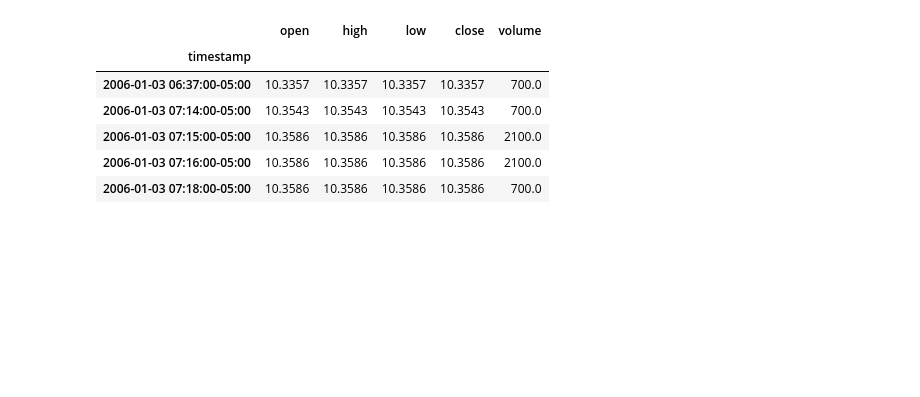
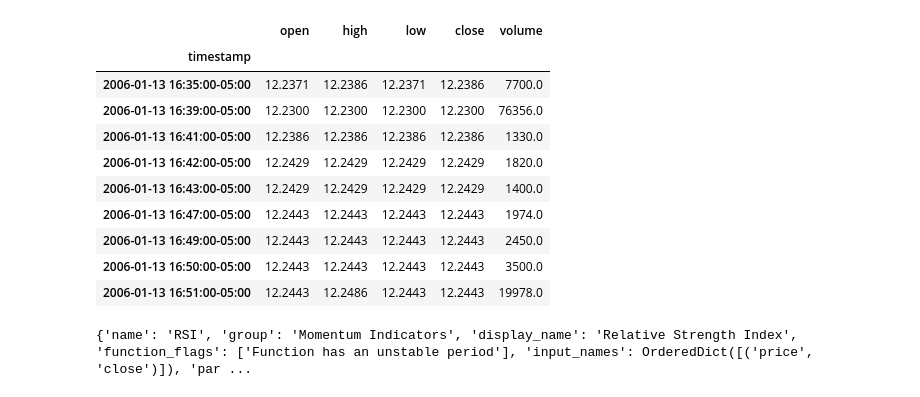
Before and after one commit to hjeffreywang/Alpaca-Algotrading--Legacy-, a Jupyter notebook: TA_lib.ipynb, the cells around one changed output. Drawn from its saved outputs; the diff is of its cells as text; code cells hidden in the pictures; blank space fills up the shorter version.

```diff
--- a/TA_lib.ipynb
+++ b/TA_lib.ipynb
@@ -13,12 +13,21 @@ api = tradeapi.REST(key_id, secret_key)
 # %%
 #turn into dataframe form
 data = api.polygon.historic_agg_v2('AAPL', 1, 'minute', _from='2006-01-01', to='2019-02-01').df
-data.head()
+data.iloc[-10:-1]
 # %% [output]
 |  | open | high | low | close | volume |
 | timestamp |  |  |  |  |  |
-| 2006-01-03 06:37:00-05:00 | 10.3357 | 10.3357 | 10.3357 | 10.3357 | 700.0 |
-| 2006-01-03 07:14:00-05:00 | 10.3543 | 10.3543 | 10.3543 | 10.3543 | 700.0 |
-| 2006-01-03 07:15:00-05:00 | 10.3586 | 10.3586 | 10.3586 | 10.3586 | 2100.0 |
-| 2006-01-03 07:16:00-05:00 | 10.3586 | 10.3586 | 10.3586 | 10.3586 | 2100.0 |
-| 2006-01-03 07:18:00-05:00 | 10.3586 | 10.3586 | 10.3586 | 10.3586 | 700.0 |
+| 2006-01-13 16:35:00-05:00 | 12.2371 | 12.2386 | 12.2371 | 12.2386 | 7700.0 |
+| 2006-01-13 16:39:00-05:00 | 12.2300 | 12.2300 | 12.2300 | 12.2300 | 76356.0 |
+| 2006-01-13 16:41:00-05:00 | 12.2386 | 12.2386 | 12.2386 | 12.2386 | 1330.0 |
+| 2006-01-13 16:42:00-05:00 | 12.2429 | 12.2429 | 12.2429 | 12.2429 | 1820.0 |
+| 2006-01-13 16:43:00-05:00 | 12.2429 | 12.2429 | 12.2429 | 12.2429 | 1400.0 |
+| 2006-01-13 16:47:00-05:00 | 12.2443 | 12.2443 | 12.2443 | 12.2443 | 1974.0 |
+| 2006-01-13 16:49:00-05:00 | 12.2443 | 12.2443 | 12.2443 | 12.2443 | 2450.0 |
+| 2006-01-13 16:50:00-05:00 | 12.2443 | 12.2443 | 12.2443 | 12.2443 | 3500.0 |
+| 2006-01-13 16:51:00-05:00 | 12.2443 | 12.2486 | 12.2443 | 12.2443 | 19978.0 |
+# %%
+import talib.abstract as tab
+tab.RSI
+# %% [output]
+{'name': 'RSI', 'group': 'Momentum Indicators', 'display_name': 'Relative Strength Index', 'function_flags': ['Function has an unstable period'], 'input_names': OrderedDict([('price', 'close')]), 'par ...
```
Also changed, not shown: parts of 9 cells of this notebook, 6 other files.
